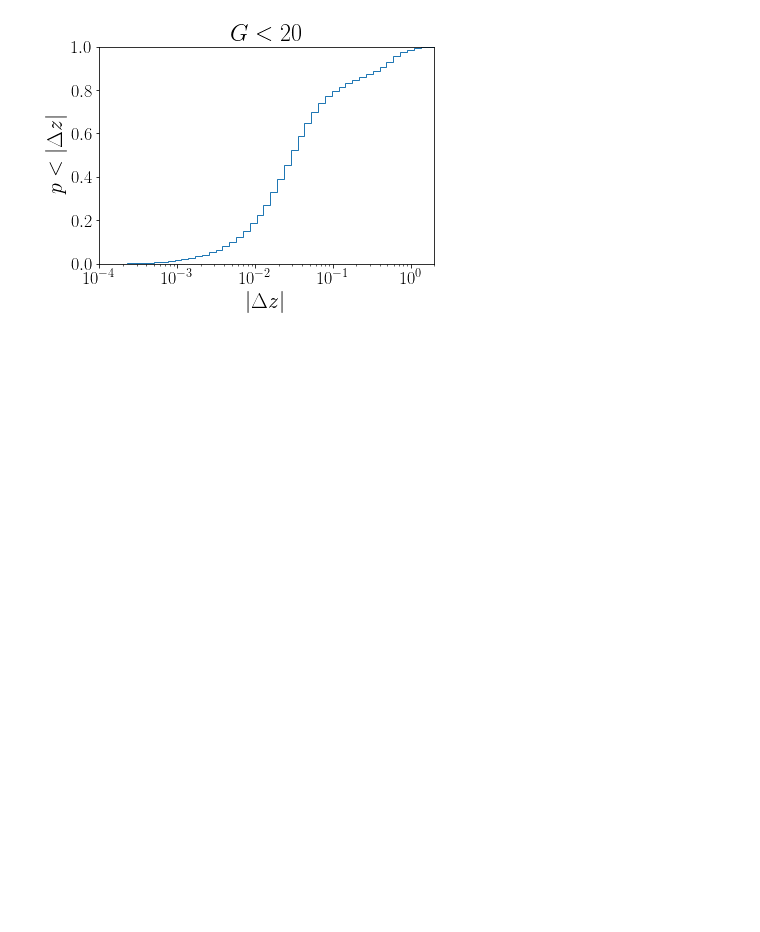
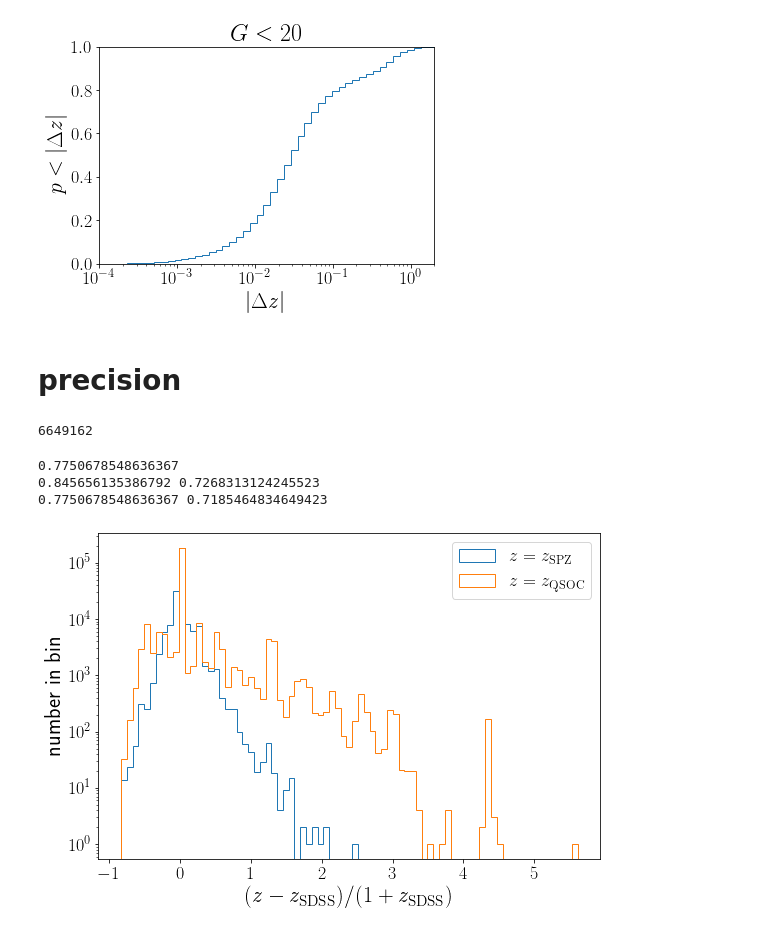
Before and after one commit to kstoreyf/gaia-quasars-lss, a Jupyter notebook: notebooks/2022-07-12_specphotoz_knn.ipynb, the cells around one changed output. Cells and saved outputs as stored; diff of their text form; code cells hidden in the pictures; blank space fills up the shorter version.

```diff
--- a/notebooks/2022-07-12_specphotoz_knn.ipynb
+++ b/notebooks/2022-07-12_specphotoz_knn.ipynb
@@ -103,3 +115,6 @@ Text(0, 0.5, '$z_{QSOC}$, Gaia QSOC redshift')
 # %%
-def get_fraction_recovered(Y_true, Y_hat, z_err_close):
-    return np.sum(np.abs(Y_true - Y_hat) < z_err_close) / len(Y_true)
+def get_fraction_recovered(Y_true, Y_hat, z_err_close, over_1pz=False):
+    dz = np.abs(Y_true - Y_hat)
+    if over_1pz:
+        dz /= (1+Y_true)
+    return np.sum(dz < z_err_close) / len(Y_true)
@@ -196,3 +257,37 @@ plt.ylim(0,1)
 # %% [output]
 (0.0, 1.0)
 [figure]
+# %% [markdown]
+# precision
+# %%
+len(tab_gaia['redshift_qsoc']-tab_gaia['redshift_sdss'])
+# %% [output]
+6649162
+# %%
+z_sdss = tab_gaia['redshift_sdss'][idx_withsdss]
+z_spz = tab_gaia['redshift_spz'][idx_withsdss]
+z_qsoc = tab_gaia['redshift_qsoc'][idx_withsdss]
+
+#dz_spz = (z_spz-z_sdss)
+#dz_qsoc = (z_qsoc-z_sdss)
+dz_spz = (z_spz-z_sdss)/(1+z_sdss)
+dz_qsoc = (z_qsoc-z_sdss)/(1+z_sdss)
+# %%
+dz_bins = np.linspace(np.min(dz_qsoc), np.max(dz_qsoc), 80)
+# %%
+plt.figure(figsize=(9,6))
+plt.hist(dz_spz, bins=dz_bins, histtype='step', label=r'$z=z_\mathrm{SPZ}$')
+plt.hist(dz_qsoc, bins=dz_bins, histtype='step', label=r'$z=z_\mathrm{QSOC}$')
+plt.xlabel(r'$(z - z_\mathrm{SDSS})/(1 + z_\mathrm{SDSS})$')
+plt.ylabel('number in bin')
+plt.legend()
+print(get_fraction_recovered(z_spz, z_sdss, 0.1))
+print(np.sum(np.abs(dz_spz) < 0.1)/len(dz_spz), np.sum(np.abs(dz_qsoc) < 0.1)/len(dz_qsoc))
+#print(np.sum(np.abs(dz_spz) < 0.2)/len(dz_spz), np.sum(np.abs(dz_qsoc) < 0.2)/len(dz_qsoc))
+print(np.sum(np.abs(z_spz-z_sdss) < 0.1)/len(dz_spz), np.sum(np.abs(z_qsoc-z_sdss) < 0.1)/len(dz_qsoc))
+plt.yscale('log')
+# %% [output]
+0.7750678548636367
+0.845656135386792 0.7268313124245523
+0.7750678548636367 0.7185464834649423
+[figure, added]
```
Also changed, not shown: parts of 25 cells of this notebook, 5 other files.
